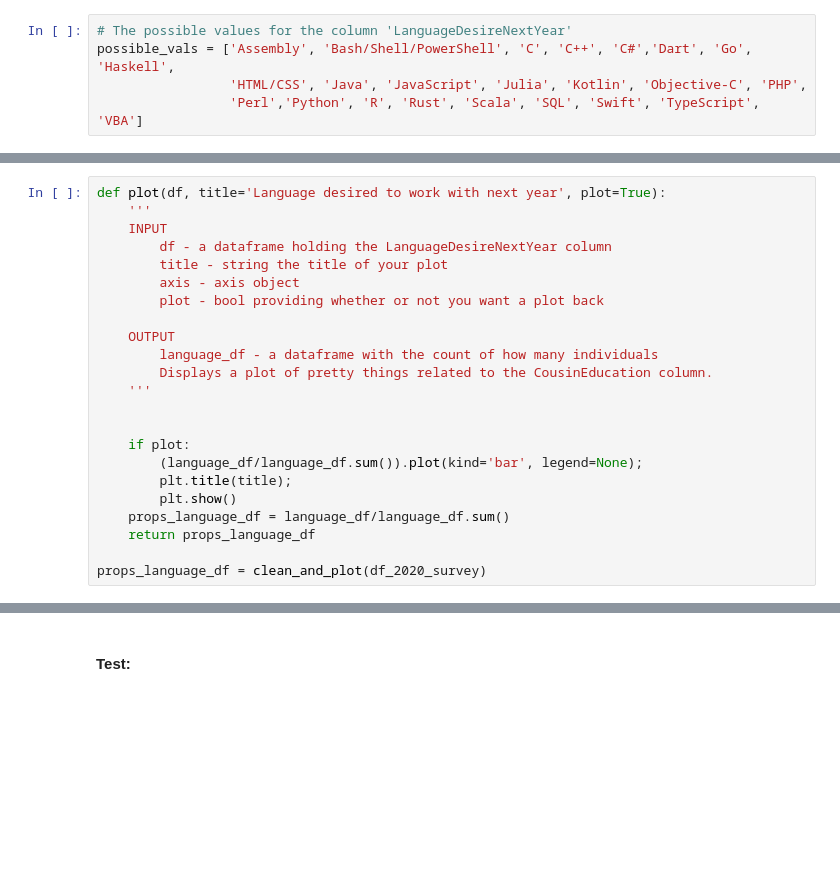
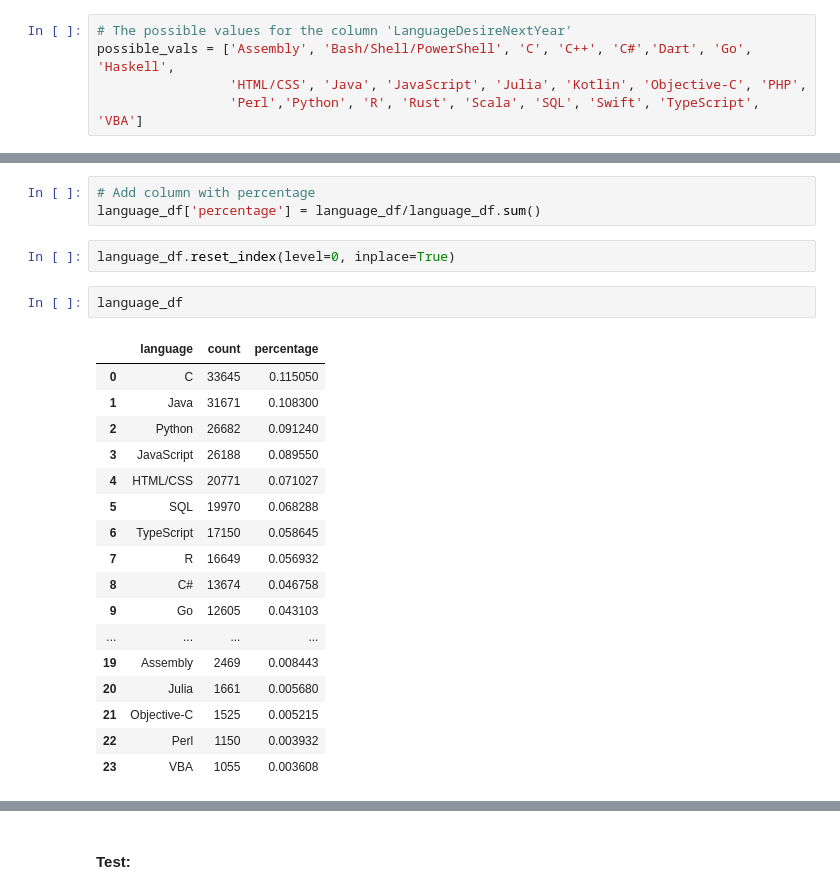
Before and after one commit to LeopoldWalther/StackOverflow_Survey, a Jupyter notebook: Survey_Analysis.ipynb, the cells around one changed output, grey strips where cells are left out. Cells and saved outputs as stored; diff of their text form; blank space fills up the shorter version.

Commit message:
feat: Create plot of language desired survey 2020

```diff
--- a/Survey_Analysis.ipynb
+++ b/Survey_Analysis.ipynb
@@ -398,23 +397,25 @@ language_df.set_index('language', inplace=True)
-# %%
-def plot(df, title='Language desired to work with next year', plot=True):
-    '''
-    INPUT
-        df - a dataframe holding the LanguageDesireNextYear column
-        title - string the title of your plot
-        axis - axis object
-        plot - bool providing whether or not you want a plot back
-
-    OUTPUT
-        language_df - a dataframe with the count of how many individuals
-        Displays a plot of pretty things related to the CousinEducation column.
-    '''
-
-
-    if plot:
-        (language_df/language_df.sum()).plot(kind='bar', legend=None);
-        plt.title(title);
-        plt.show()
-    props_language_df = language_df/language_df.sum()
-    return props_language_df
-
-props_language_df = clean_and_plot(df_2020_survey)
+# %%
+# Add column with percentage
+language_df['percentage'] = language_df/language_df.sum()
+# %%
+language_df.reset_index(level=0, inplace=True)
+# %%
+language_df
+# %% [output]
+|  | language | count | percentage |
+| 0 | C | 33645 | 0.115050 |
+| 1 | Java | 31671 | 0.108300 |
+| 2 | Python | 26682 | 0.091240 |
+| 3 | JavaScript | 26188 | 0.089550 |
+| 4 | HTML/CSS | 20771 | 0.071027 |
+| 5 | SQL | 19970 | 0.068288 |
+| 6 | TypeScript | 17150 | 0.058645 |
+| 7 | R | 16649 | 0.056932 |
+| 8 | C# | 13674 | 0.046758 |
+| 9 | Go | 12605 | 0.043103 |
+| ... | ... | ... | ... |
+| 19 | Assembly | 2469 | 0.008443 |
+| 20 | Julia | 1661 | 0.005680 |
+| 21 | Objective-C | 1525 | 0.005215 |
+| 22 | Perl | 1150 | 0.003932 |
+| 23 | VBA | 1055 | 0.003608 |
```
Also changed, not shown: parts of 3 cells of this notebook.
